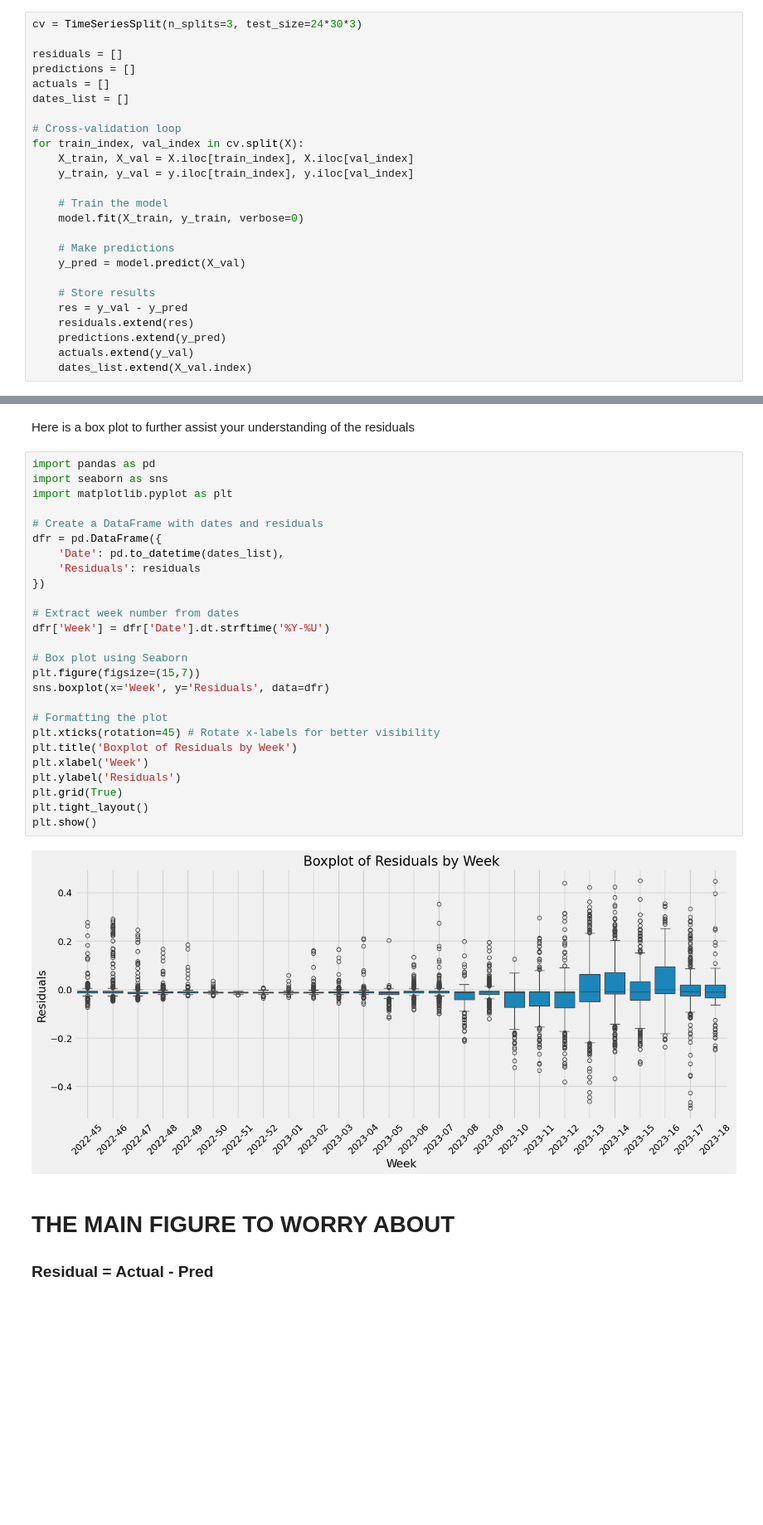
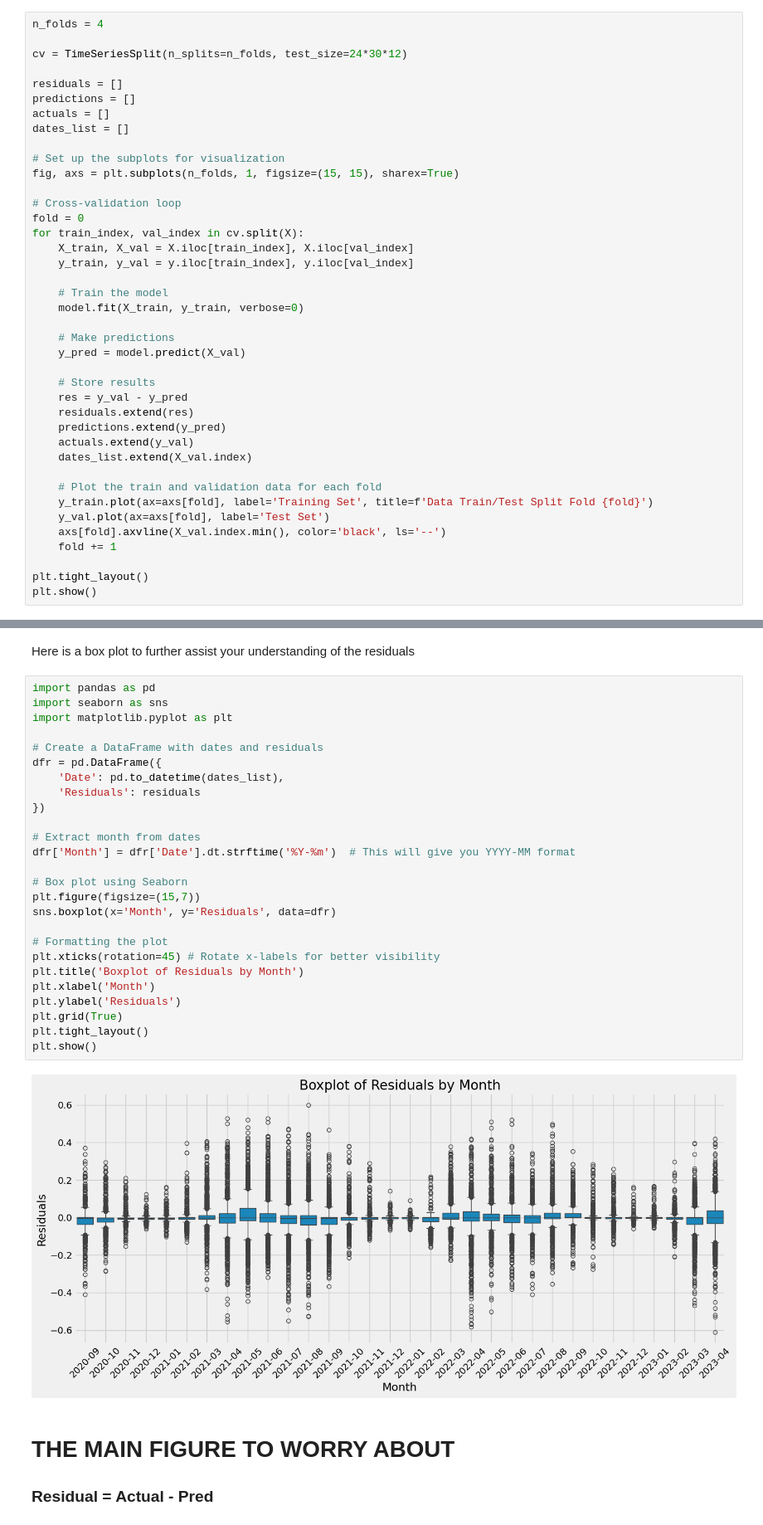
Before and after one commit to simenstang/TDT4173, a Jupyter notebook: data/masterplan/catboost/cat_boost_2.ipynb, the cells around one changed output, grey strips where cells are left out. Shown at 83% size. Cells and saved outputs as stored; diff of their text form; blank space fills up the shorter version.

Commit message:
catboost2 changes in cross validation

```diff
--- a/data/masterplan/catboost/cat_boost_2.ipynb
+++ b/data/masterplan/catboost/cat_boost_2.ipynb
@@ -571,14 +584,20 @@ This is done by using the validation sets from cross validation. We have used Ti
 # %%
 model = CatBoostRegressor(**best_params)
 # %%
-cv = TimeSeriesSplit(n_splits=3, test_size=24*30*3)
+n_folds = 4
+
+cv = TimeSeriesSplit(n_splits=n_folds, test_size=24*30*12)
 
 residuals = []
 predictions = []
 actuals = []
 dates_list = []
 
+# Set up the subplots for visualization
+fig, axs = plt.subplots(n_folds, 1, figsize=(15, 15), sharex=True)
+
 # Cross-validation loop
+fold = 0
 for train_index, val_index in cv.split(X):
     X_train, X_val = X.iloc[train_index], X.iloc[val_index]
     y_train, y_val = y.iloc[train_index], y.iloc[val_index]
@@ -595,3 +614,12 @@ for train_index, val_index in cv.split(X):
     predictions.extend(y_pred)
     actuals.extend(y_val)
     dates_list.extend(X_val.index)
+
+    # Plot the train and validation data for each fold
+    y_train.plot(ax=axs[fold], label='Training Set', title=f'Data Train/Test Split Fold {fold}')
+    y_val.plot(ax=axs[fold], label='Test Set')
+    axs[fold].axvline(X_val.index.min(), color='black', ls='--')
+    fold += 1
+
+plt.tight_layout()
+plt.show()
@@ -632,31 +662,31 @@ Here is a box plot to further assist your understanding of the residuals
 # %%
 import pandas as pd
 import seaborn as sns
 import matplotlib.pyplot as plt
 
 # Create a DataFrame with dates and residuals
 dfr = pd.DataFrame({
     'Date': pd.to_datetime(dates_list),
     'Residuals': residuals
 })
 
-# Extract week number from dates
-dfr['Week'] = dfr['Date'].dt.strftime('%Y-%U')
+# Extract month from dates
+dfr['Month'] = dfr['Date'].dt.strftime('%Y-%m')  # This will give you YYYY-MM format
 
 # Box plot using Seaborn
 plt.figure(figsize=(15,7))
-sns.boxplot(x='Week', y='Residuals', data=dfr)
+sns.boxplot(x='Month', y='Residuals', data=dfr)
 
 # Formatting the plot
 plt.xticks(rotation=45) # Rotate x-labels for better visibility
-plt.title('Boxplot of Residuals by Week')
-plt.xlabel('Week')
+plt.title('Boxplot of Residuals by Month')
+plt.xlabel('Month')
 plt.ylabel('Residuals')
 plt.grid(True)
 plt.tight_layout()
 plt.show()
 # %% [output]
-[figure, old version]
+[figure, new version]
 # %% [markdown]
 # THE MAIN FIGURE TO WORRY ABOUT
 
```
Also changed, not shown: parts of 8 cells of this notebook.
